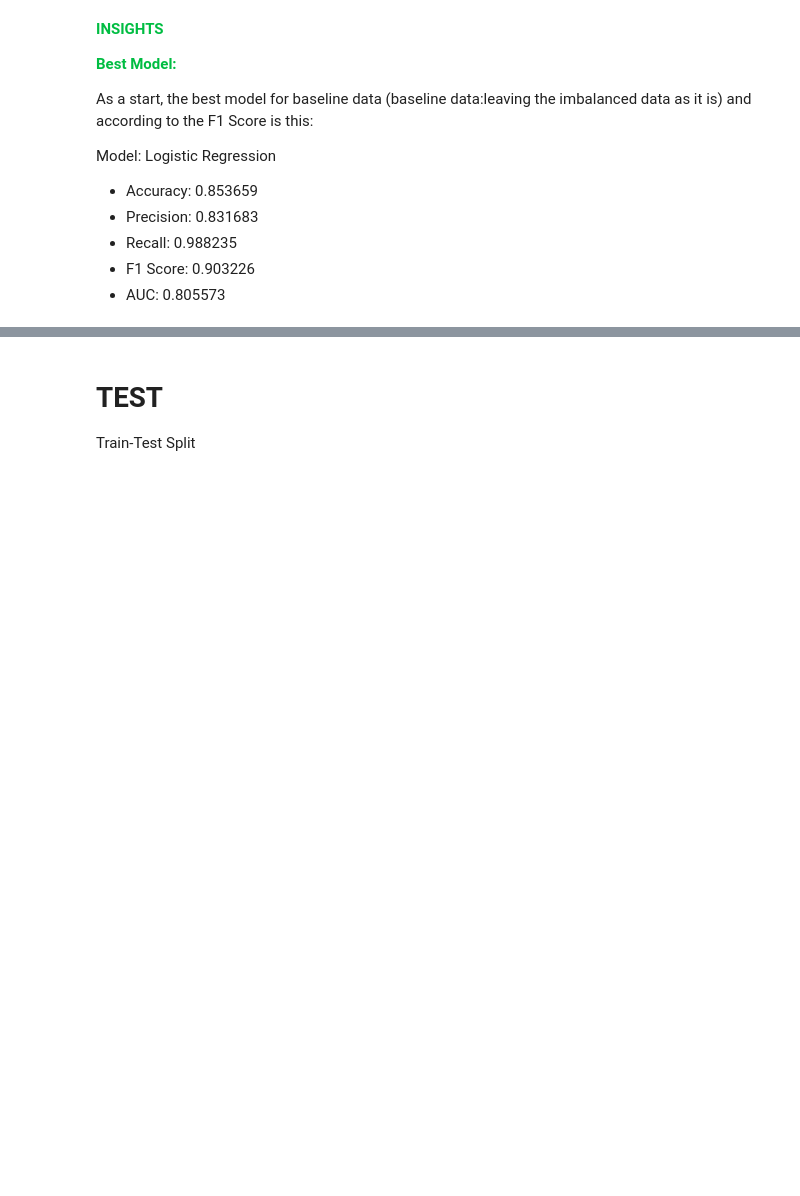
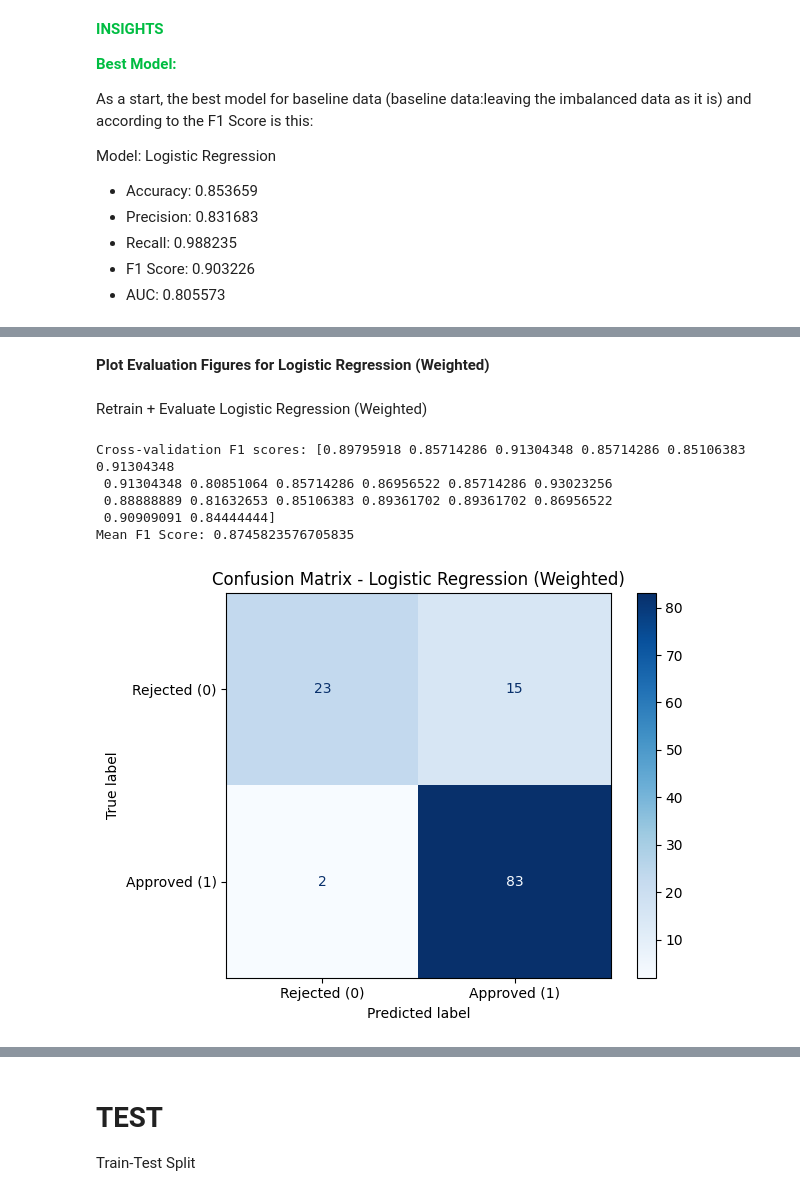
Before and after one commit to anoureddin/mlt_loan_app, a Jupyter notebook: eda_ml_data/notebooks/eda_and_cleaning.ipynb, the cells around one changed output, grey strips where cells are left out. Drawn from its saved outputs; the diff is of its cells as text; code cells hidden in the pictures; blank space fills up the shorter version.

```diff
--- a/eda_ml_data/notebooks/eda_and_cleaning.ipynb
+++ b/eda_ml_data/notebooks/eda_and_cleaning.ipynb
@@ -922,0 +1087,47 @@ Model: Logistic Regression
+# %% [markdown]
+**Plot Evaluation Figures for Logistic Regression (Weighted)**
+# %% [markdown]
+Retrain + Evaluate Logistic Regression (Weighted)
+# %%
+from sklearn.model_selection import StratifiedKFold, cross_val_score
+
+# Rebuild pipeline
+best_model = LogisticRegression(max_iter=1000, class_weight='balanced', random_state=42)
+
+best_pipeline = Pipeline([
+    ('preprocessor', preprocessor),
+    ('classifier', best_model)
+])
+
+# Cross-validation (20-fold stratified)
+cv = StratifiedKFold(n_splits=20, shuffle=True, random_state=42)
+cv_scores = cross_val_score(best_pipeline, X, y, cv=cv, scoring='f1')
+
+# Train on full dataset
+best_pipeline.fit(X, y)
+
+# Report results
+print("Cross-validation F1 scores:", cv_scores)
+print("Mean F1 Score:", cv_scores.mean())
+# %% [output]
+Cross-validation F1 scores: [0.89795918 0.85714286 0.91304348 0.85714286 0.85106383 0.91304348
+ 0.91304348 0.80851064 0.85714286 0.86956522 0.85714286 0.93023256
+ 0.88888889 0.81632653 0.85106383 0.89361702 0.89361702 0.86956522
+ 0.90909091 0.84444444]
+Mean F1 Score: 0.8745823576705835
+# %%
+from sklearn.metrics import confusion_matrix, ConfusionMatrixDisplay
+
+# Predict again to get confusion matrix
+y_pred = best_pipeline.predict(X_test)
+
+# Plot confusion matrix
+cm = confusion_matrix(y_test, y_pred)
+disp = ConfusionMatrixDisplay(confusion_matrix=cm, display_labels=['Rejected (0)', 'Approved (1)'])
+disp.plot(cmap='Blues')
+plt.title('Confusion Matrix - Logistic Regression (Weighted)')
+plt.tight_layout()
+plt.savefig(os.path.join('charts_and_plots', 'plot_25_confusion_matrix_logistic_regression_weighted.png'))
+plt.show()
+# %% [output]
+[figure, added]
```
Also changed, not shown: parts of 53 cells of this notebook, 24 other files.
